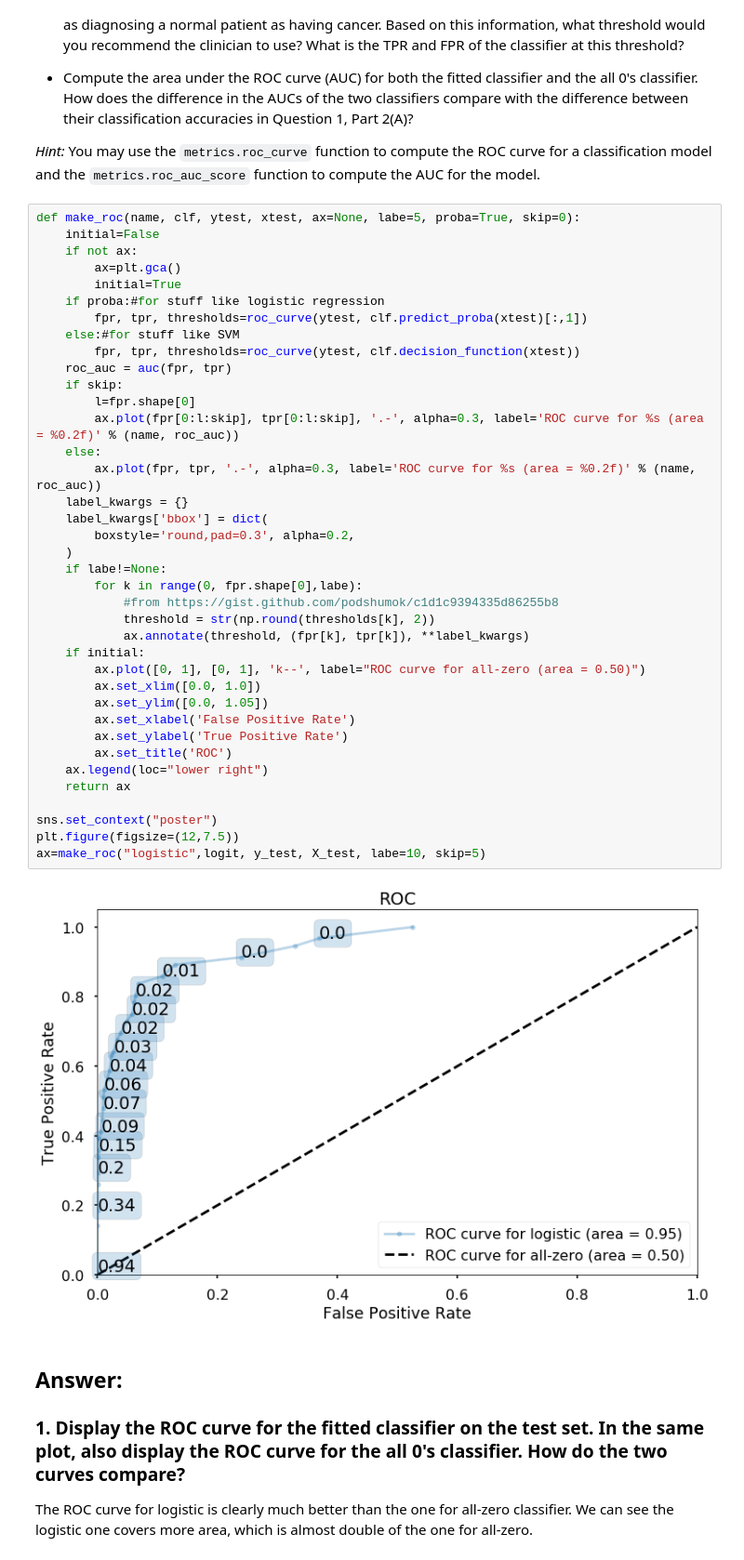
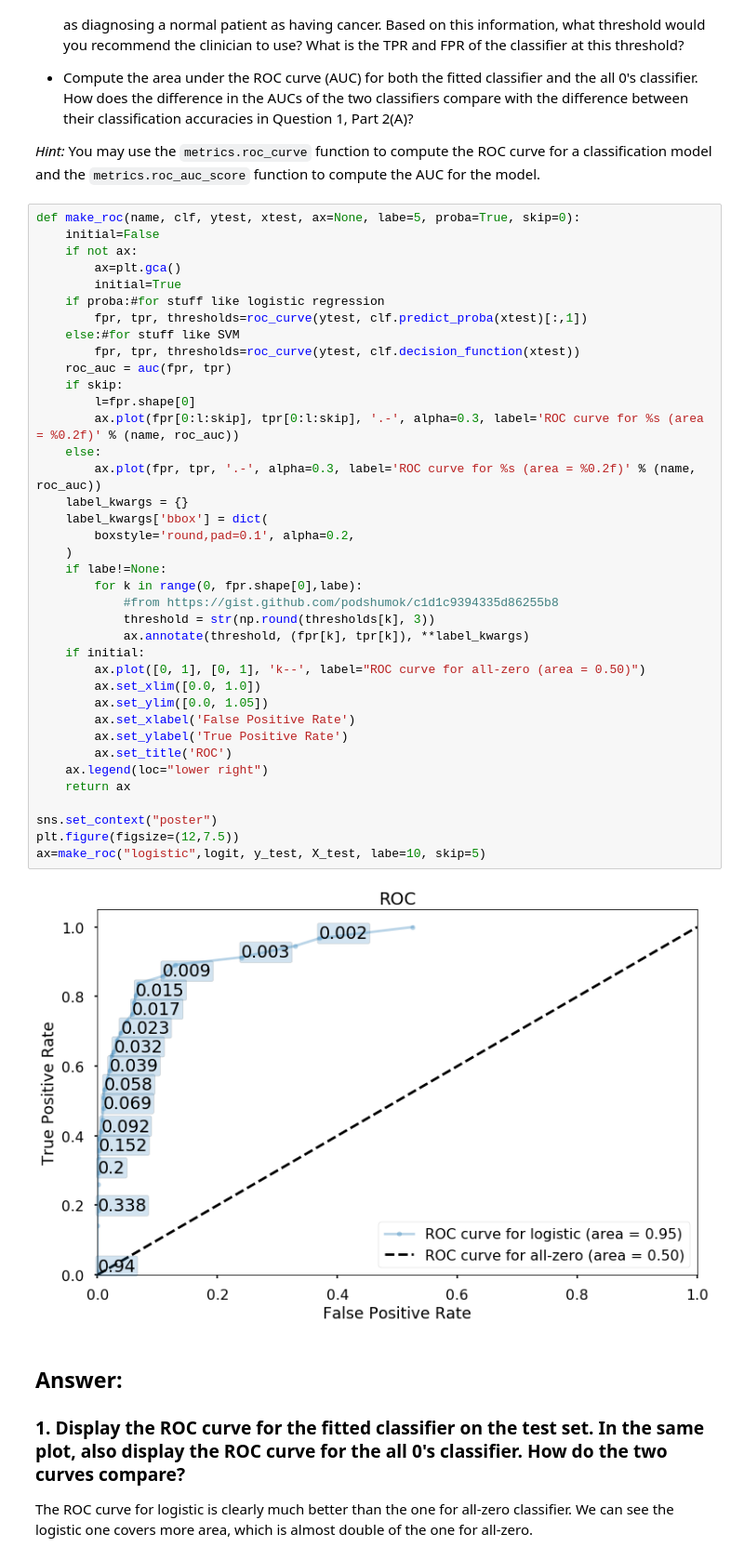
Before and after one commit to syj19950301/Data_Science_1, a Jupyter notebook: cs109a_hw6_submission.ipynb, the cells around one changed output. Shown at 93% size. Saved outputs shown, nothing was run; the diff lists cells and outputs as text.

```diff
--- a/cs109a_hw6_submission.ipynb
+++ b/cs109a_hw6_submission.ipynb
@@ -186,36 +186,36 @@ def make_roc(name, clf, ytest, xtest, ax=None, labe=5, proba=True, skip=0):
         fpr, tpr, thresholds=roc_curve(ytest, clf.predict_proba(xtest)[:,1])
     else:#for stuff like SVM
         fpr, tpr, thresholds=roc_curve(ytest, clf.decision_function(xtest))
     roc_auc = auc(fpr, tpr)
     if skip:
         l=fpr.shape[0]
         ax.plot(fpr[0:l:skip], tpr[0:l:skip], '.-', alpha=0.3, label='ROC curve for %s (area = %0.2f)' % (name, roc_auc))
     else:
         ax.plot(fpr, tpr, '.-', alpha=0.3, label='ROC curve for %s (area = %0.2f)' % (name, roc_auc))
     label_kwargs = {}
     label_kwargs['bbox'] = dict(
-        boxstyle='round,pad=0.3', alpha=0.2,
+        boxstyle='round,pad=0.1', alpha=0.2,
     )
     if labe!=None:
         for k in range(0, fpr.shape[0],labe):
             #from https://gist.github.com/podshumok/c1d1c9394335d86255b8
-            threshold = str(np.round(thresholds[k], 2))
+            threshold = str(np.round(thresholds[k], 3))
             ax.annotate(threshold, (fpr[k], tpr[k]), **label_kwargs)
     if initial:
         ax.plot([0, 1], [0, 1], 'k--', label="ROC curve for all-zero (area = 0.50)")
         ax.set_xlim([0.0, 1.0])
         ax.set_ylim([0.0, 1.05])
         ax.set_xlabel('False Positive Rate')
         ax.set_ylabel('True Positive Rate')
         ax.set_title('ROC')
     ax.legend(loc="lower right")
     return ax
 
 sns.set_context("poster")
 plt.figure(figsize=(12,7.5))
 ax=make_roc("logistic",logit, y_test, X_test, labe=10, skip=5)
 # %% [output]
-[figure, old version]
+[figure, new version]
 # %% [markdown]
 ## Answer:
 ### 1. Display the ROC curve for the fitted classifier on the test set. In the same plot, also display the ROC curve for the all 0's classifier. How do the two curves compare?
```
Also changed, not shown: parts of 7 cells of this notebook.
